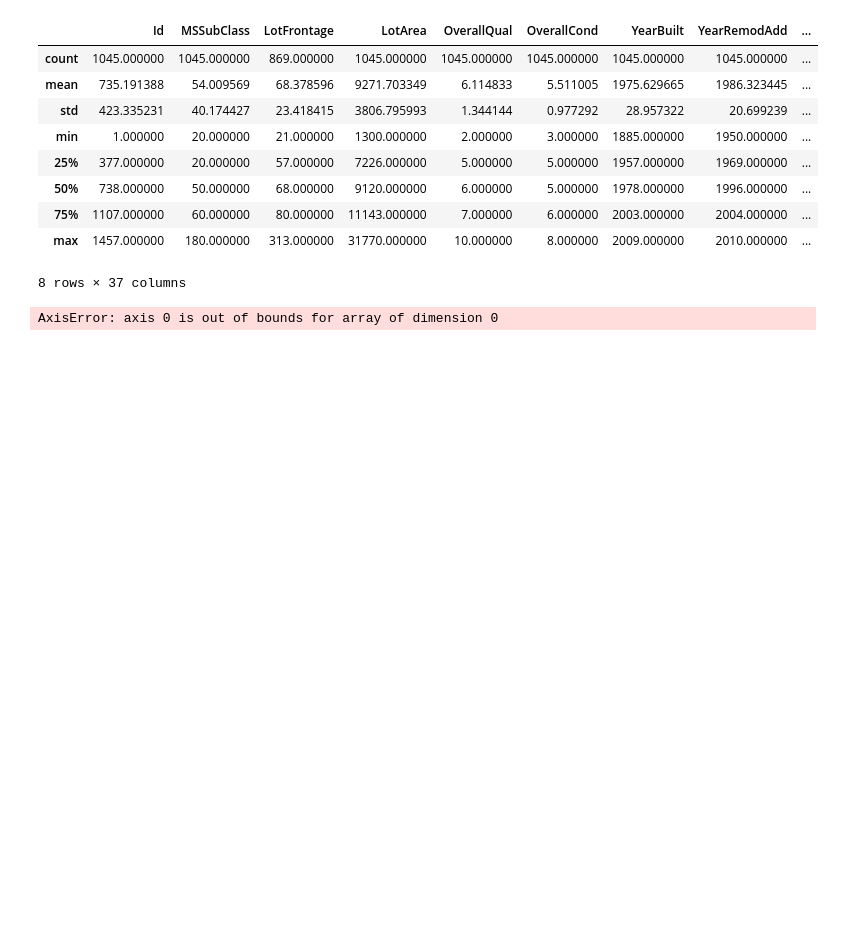
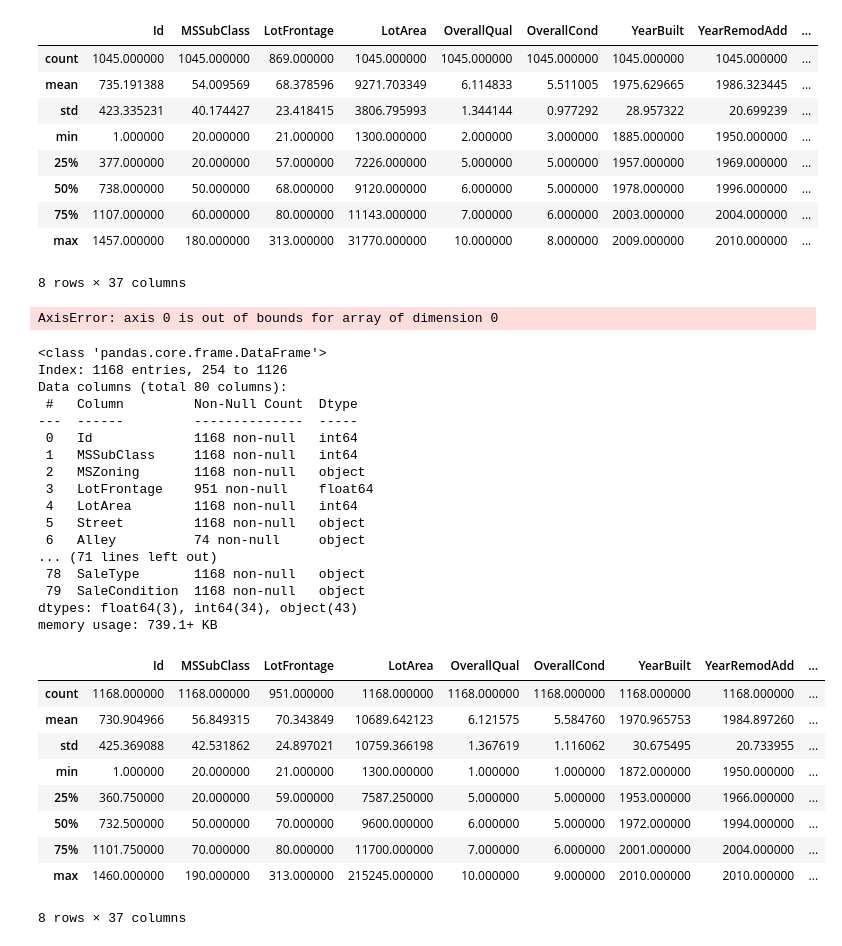
Before and after one commit to rohannair2022/weedout, a Jupyter notebook: weedout-2-0.ipynb, the cells around one changed output. Drawn from its saved outputs; the diff is of its cells as text; code cells hidden in the pictures; blank space fills up the shorter version.

```diff
--- a/weedout-2-0.ipynb
+++ b/weedout-2-0.ipynb
@@ -183,13 +186,45 @@ pipeline = Pipeline(steps=[('preprocessor', preprocessor),
     ('outlier_detector', FunctionTransformer(func=detect_outliers_zscore)),
     ('multicollinearity_remover', FunctionTransformer(func=lambda X: Multicollinearity1(X, numeric_features)))
   ])
-# %%
-# Assuming X and y are your features and target variables
-X_train, X_test, y_train, y_test = train_test_split(X, y, test_size=0.2, random_state=42)
-pipeline.fit(X_train, y_train)
-y_pred = pipeline.predict(X_test)
-# %% [output]
-AxisError: axis 0 is out of bounds for array of dimension 0
+# %%
+# Fit preprocessing pipeline to training data
+X_preprocessed = preprocessing_pipeline.fit_transform(X_train,y_train)
+# %% [output]
+AxisError: axis 0 is out of bounds for array of dimension 0
+# %%
+#Applying the pipeline to training data
+X_train.info()
+X_train.describe()
+
+fit.pipeline(X_train)
+# %% [output]
+<class 'pandas.core.frame.DataFrame'>
+Index: 1168 entries, 254 to 1126
+Data columns (total 80 columns):
+ #   Column         Non-Null Count  Dtype
+---  ------         --------------  -----
+ 0   Id             1168 non-null   int64
+ 1   MSSubClass     1168 non-null   int64
+ 2   MSZoning       1168 non-null   object
+ 3   LotFrontage    951 non-null    float64
+ 4   LotArea        1168 non-null   int64
+ 5   Street         1168 non-null   object
+ 6   Alley          74 non-null     object
+... (71 lines left out)
+ 78  SaleType       1168 non-null   object
+ 79  SaleCondition  1168 non-null   object
+dtypes: float64(3), int64(34), object(43)
+memory usage: 739.1+ KB
+|  | Id | MSSubClass | LotFrontage | LotArea | OverallQual | OverallCond | YearBuilt | YearRemodAdd | ... |
+| count | 1168.000000 | 1168.000000 | 951.000000 | 1168.000000 | 1168.000000 | 1168.000000 | 1168.000000 | 1168.000000 | ... |
+| mean | 730.904966 | 56.849315 | 70.343849 | 10689.642123 | 6.121575 | 5.584760 | 1970.965753 | 1984.897260 | ... |
+| std | 425.369088 | 42.531862 | 24.897021 | 10759.366198 | 1.367619 | 1.116062 | 30.675495 | 20.733955 | ... |
+| min | 1.000000 | 20.000000 | 21.000000 | 1300.000000 | 1.000000 | 1.000000 | 1872.000000 | 1950.000000 | ... |
+| 25% | 360.750000 | 20.000000 | 59.000000 | 7587.250000 | 5.000000 | 5.000000 | 1953.000000 | 1966.000000 | ... |
+| 50% | 732.500000 | 50.000000 | 70.000000 | 9600.000000 | 6.000000 | 5.000000 | 1972.000000 | 1994.000000 | ... |
+| 75% | 1101.750000 | 70.000000 | 80.000000 | 11700.000000 | 7.000000 | 6.000000 | 2001.000000 | 2004.000000 | ... |
+| max | 1460.000000 | 190.000000 | 313.000000 | 215245.000000 | 10.000000 | 9.000000 | 2010.000000 | 2010.000000 | ... |
+8 rows × 37 columns
 # %%
 import joblib
 
```
Also changed, not shown: parts of 3 cells of this notebook.
